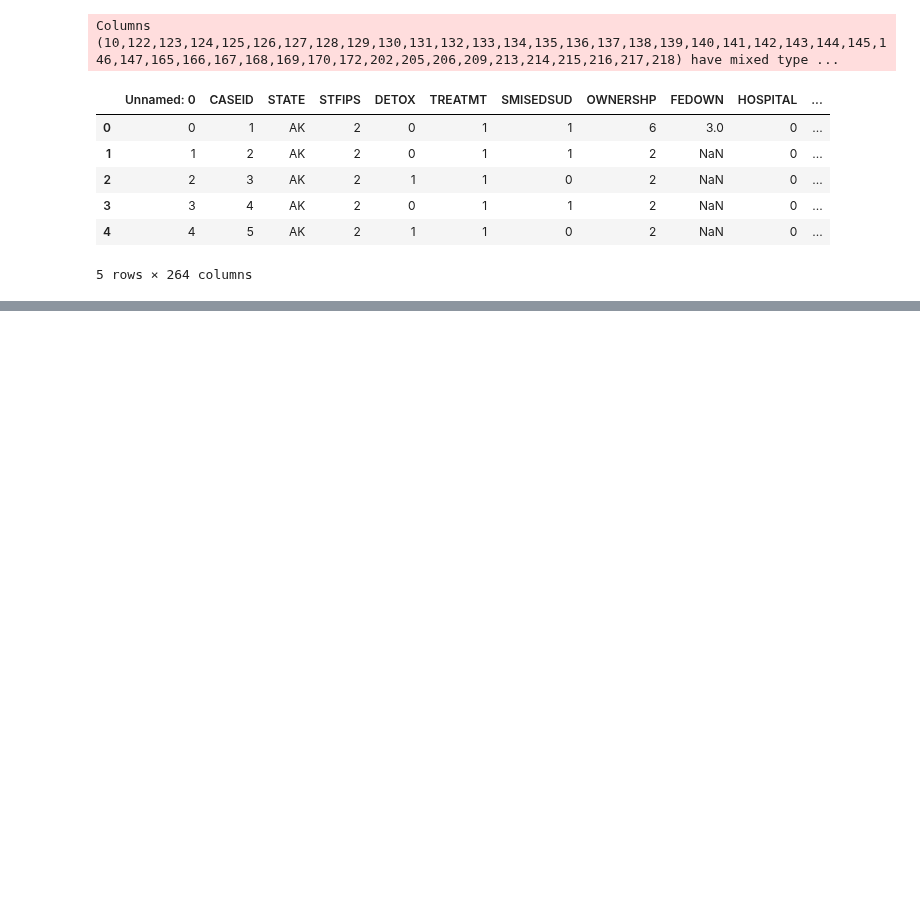
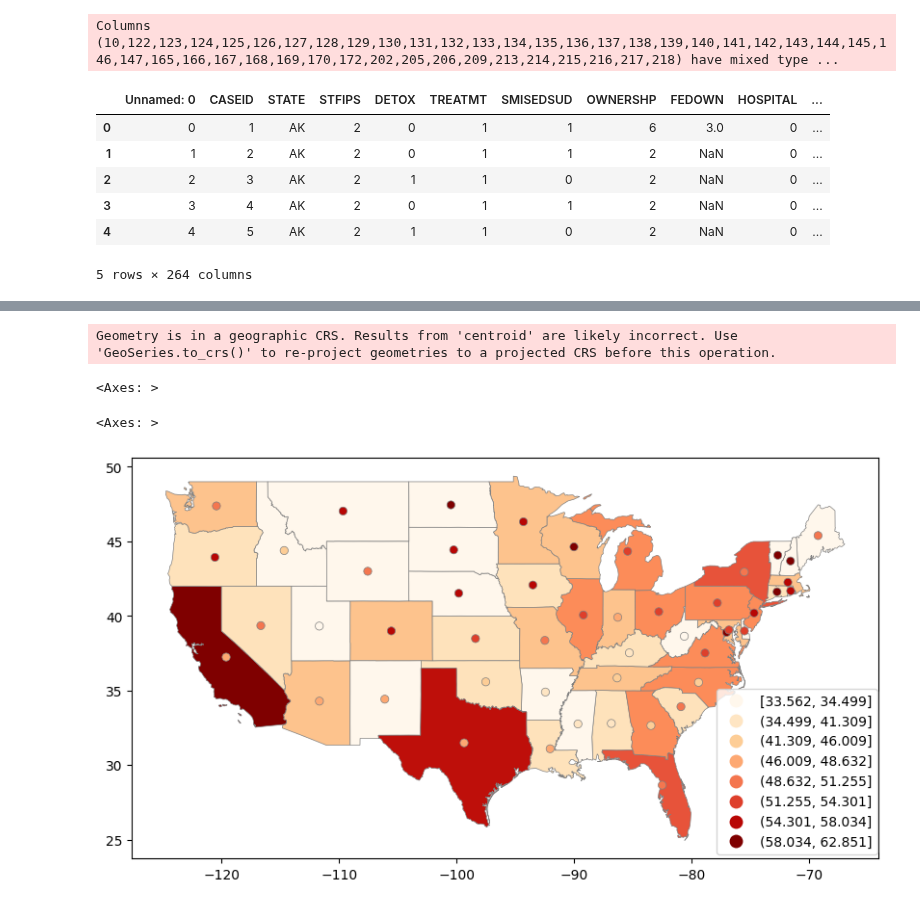
Before and after one commit to gauravshetty98/Analyzing-Statewise-Substance-Abuse-And-Its-Correalation, a Jupyter notebook: map_ps0.ipynb, the cells around one changed output, grey strips where cells are left out. Cells and saved outputs as stored; diff of their text form; code cells hidden in the pictures; blank space fills up the shorter version.

```diff
--- a/map_ps0.ipynb
+++ b/map_ps0.ipynb
@@ -423,10 +405,11 @@ drug_map.plot(figsize=(10,12),column='18+',legend=True,cmap='OrRd',scheme='natur
 
 Here we have divided the alcohol consumption in each state by its population to give a rough estimate about the percentage of population consuming alcohol
 # %%
+alcohol_map['Pop_based_count'] = 0
 for i in range(0,alcohol_map.shape[0]):
-  alcohol_map.iloc[i,13] = ((alcohol_map.iloc[i,13]*1000) / usa_shp_pop_inner.iloc[i,8])*100
+  alcohol_map.iloc[i,14] = ((alcohol_map.iloc[i,13]*1000) / usa_shp_pop_inner.iloc[i,8])*100
 
-alcohol_map.iloc[:,13]
+alcohol_map.iloc[:,14]
 # %% [output]
 0     40.704221
 1     47.762750
@@ -456,10 +439,11 @@ alcohol_map.plot(figsize=(10,12),column='18+',legend=True,cmap='OrRd',scheme='na
 
 Here we have divided the Mental Health  in each state by its population to give a rough estimate about the percentage
 # %%
+mental_health_map['Pop_based_count'] = 0
 for i in range(0,mental_health_map.shape[0]):
-  mental_health_map.iloc[i,13] = ((mental_health_map.iloc[i,13]*1000) / usa_shp_pop_inner.iloc[i,8])*100
+  mental_health_map.iloc[i,14] = ((mental_health_map.iloc[i,13]*1000) / usa_shp_pop_inner.iloc[i,8])*100
 
-mental_health_map.iloc[:,13]
+mental_health_map.iloc[:,14]
 # %% [output]
 0     21.878834
 1     21.039179
@@ -744,5 +726,5 @@ alcohol_map.head()
 # %%
-state = list(rehab_df['State_Code'].unique())
+state = list(rehab_df['STATE'].unique())
 count_df = pd.DataFrame(columns = ['State_Code', 'Count'])
 for i in range(rehab_df.shape[0]):
   if rehab_df.iloc[i,2] in state:
@@ -756,0 +744,20 @@ ar_map.shape
+# %%
+rehabmap = ar_map[:]
+rehabmap['geometry'] = rehabmap['geometry'].centroid
+# %% [output]
+Geometry is in a geographic CRS. Results from 'centroid' are likely incorrect. Use 'GeoSeries.to_crs()' to re-project geometries to a projected CRS before this operation.
+# %%
+fig, ax = plt.subplots(1,1, figsize=(10,12))
+
+
+ar_map.plot(ax= ax, figsize=(10,12),column='18+',legend=True,cmap='OrRd',scheme='natural_breaks',k=7, edgecolor='grey',
+              linewidth=0.5,legend_kwds= {'bbox_to_anchor': (1, 0.4),"fmt": "{:,.0f}"})
+
+rehabmap.plot(ax = ax,column='Pop_based_count',legend=True,cmap='OrRd',scheme='natural_breaks',k=8, edgecolor='grey',
+             linewidth=0.5,legend_kwds= {'bbox_to_anchor': (1.007, 0.44),"fmt": "{:,.3f}", "interval": True})
+
+plt.show()
+# %% [output]
+<Axes: >
+<Axes: >
+[figure, added]
```
Also changed, not shown: parts of 17 cells of this notebook.
